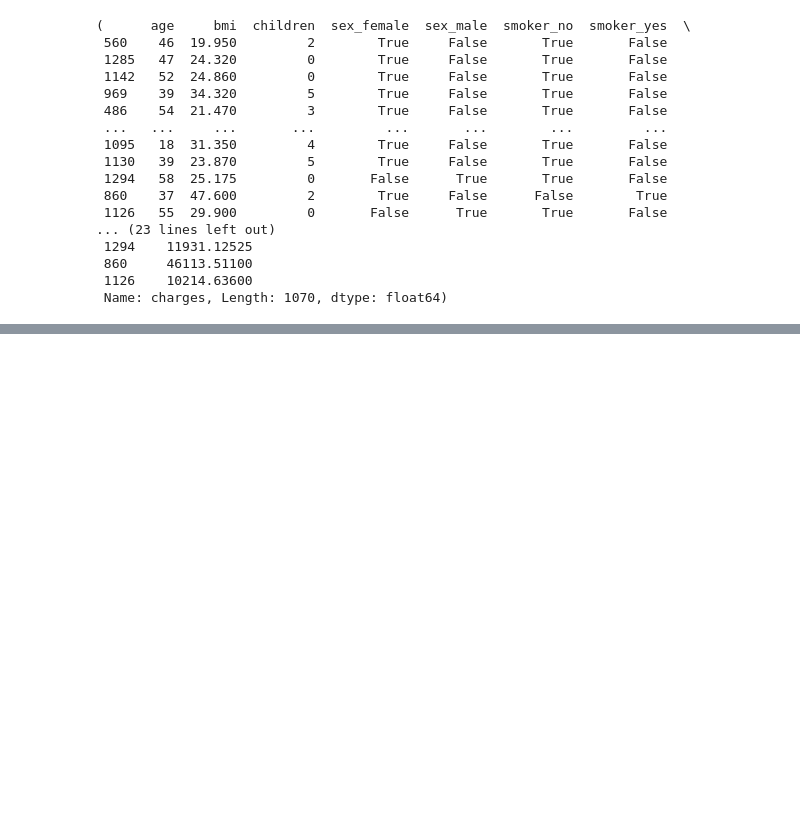
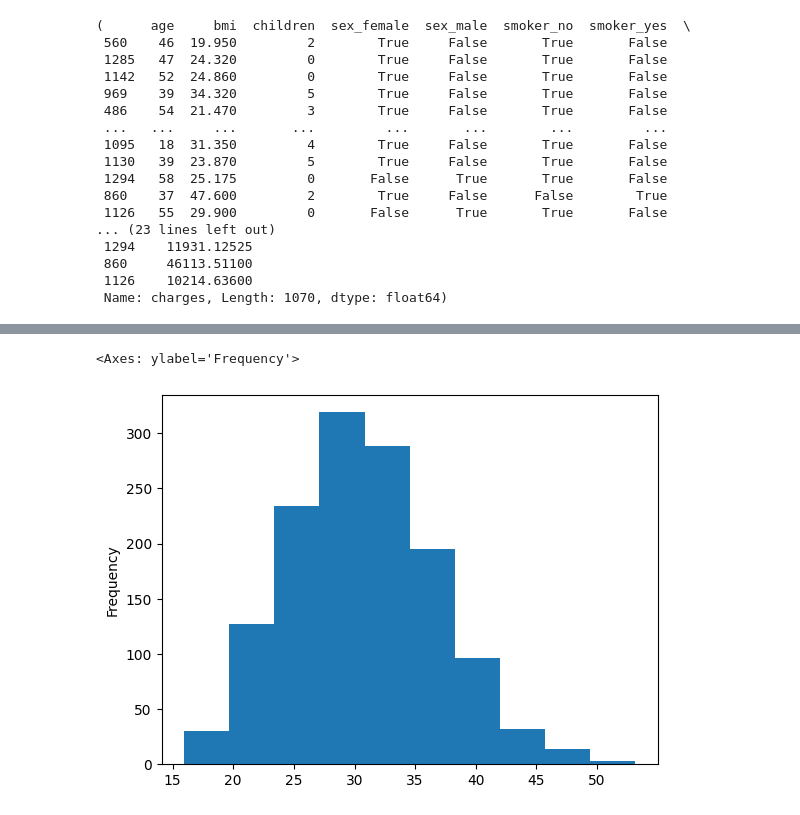
Before and after one commit to Md-Aziz-Developer/tensorflow-learning, a Jupyter notebook: 01_part2_large_example.ipynb, the cells around one changed output, grey strips where cells are left out. Cells and saved outputs as stored; diff of their text form; code cells hidden in the pictures; blank space fills up the shorter version.

```diff
--- a/01_part2_large_example.ipynb
+++ b/01_part2_large_example.ipynb
@@ -267,0 +276,5 @@ X_train, y_train
+# %%
+X['bmi'].plot(kind='hist')
+# %% [output]
+<Axes: ylabel='Frequency'>
+[figure, added]
```
Also changed, not shown: parts of 5 cells of this notebook.
